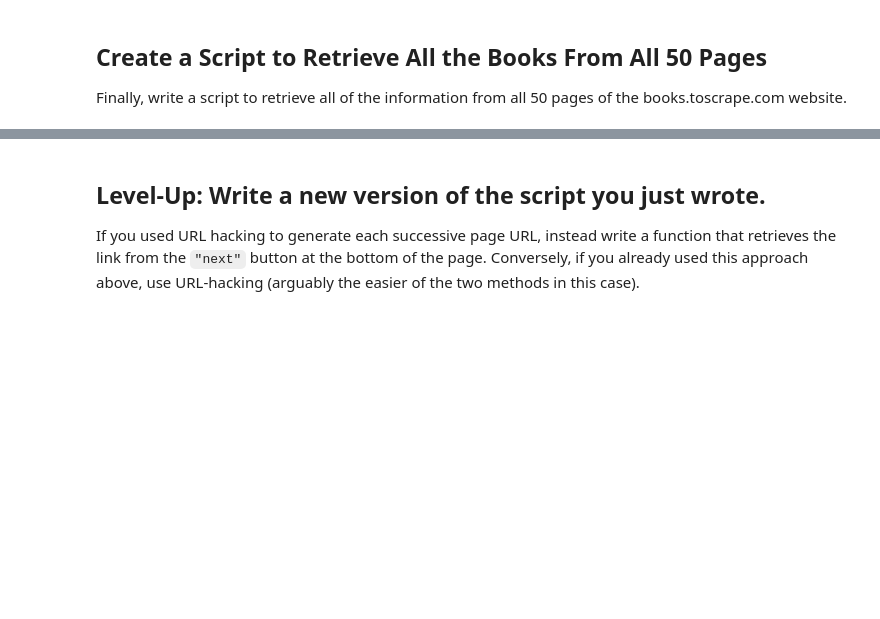
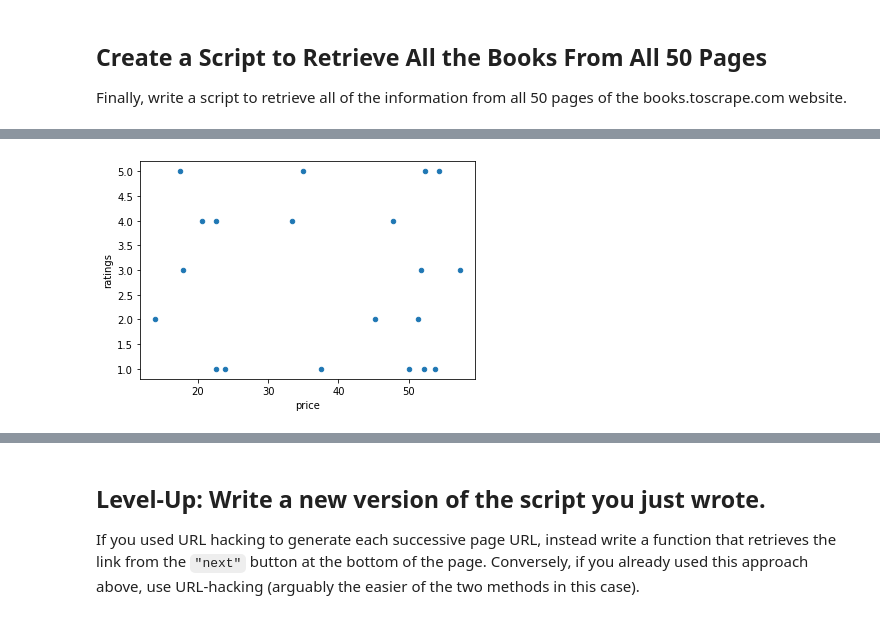
Before and after one commit to Marissa841/dsc-web-scraping-lab, a Jupyter notebook: index.ipynb, the cells around one changed output, grey strips where cells are left out. Cells and saved outputs as stored; diff of their text form; code cells hidden in the pictures; blank space fills up the shorter version.

```diff
--- a/index.ipynb
+++ b/index.ipynb
@@ -109,4 +110,4 @@ Next, write a similar function to retrieve the star ratings on a given page. Aga
 # %%
 import re
 # %%
-regex = re.compile("star-rating .*")
+regex = re.compile("star-rating (.*)")
@@ -169,15 +163,16 @@ float(soup.find_all('p', class_ = 'price_color')[0].text[1:])
 51.77
 # %%
 prices = []
-for x in soup.find_all('p', class_ = 'price_color'):
-    prices.append(float(x.text[1:]))
+for x in (soup.find_all('p', class_ = 'price_color')):
+    prices.append((float(x.text[1:])))
 # %%
 len(prices)
 # %% [output]
 20
 # %%
 def retrieve_prices(soup):
-    for x in soup.find_all('p', class_ = 'price_color'):
+    prices = []
+    for x in (soup.find_all('p', class_ = 'price_color')):
         prices.append((float(x.text[1:])))
     return prices
 # %% [markdown]
@@ -215,4 +210,4 @@ soup = BeautifulSoup(html_page.content, 'html.parser')
 titles = retrieve_titles(soup)
 ratings = retrieve_ratings(soup)
 price = retrieve_prices(soup)
-avail = retrieve_availabilities
+avail = retrieve_availabilities(soup)
@@ -225,0 +243,5 @@ ValueError: arrays must all be same length
+# %%
+df.plot( x = 'price', y = 'ratings', kind = 'scatter')
+plt;
+# %% [output]
+[figure, added]
```
Also changed, not shown: parts of 23 cells of this notebook.
